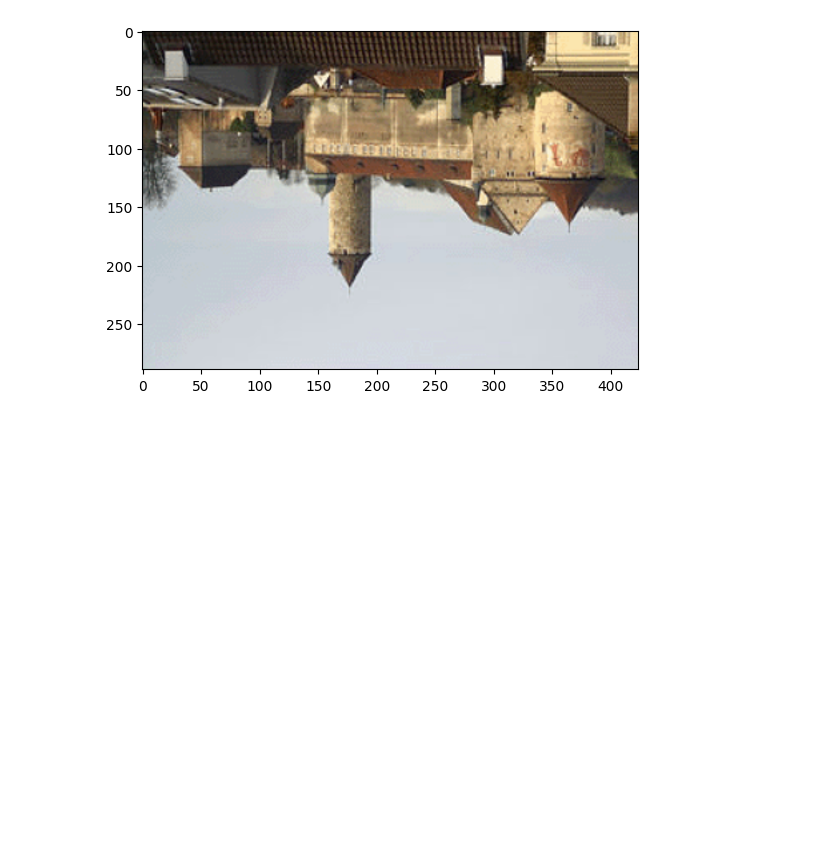
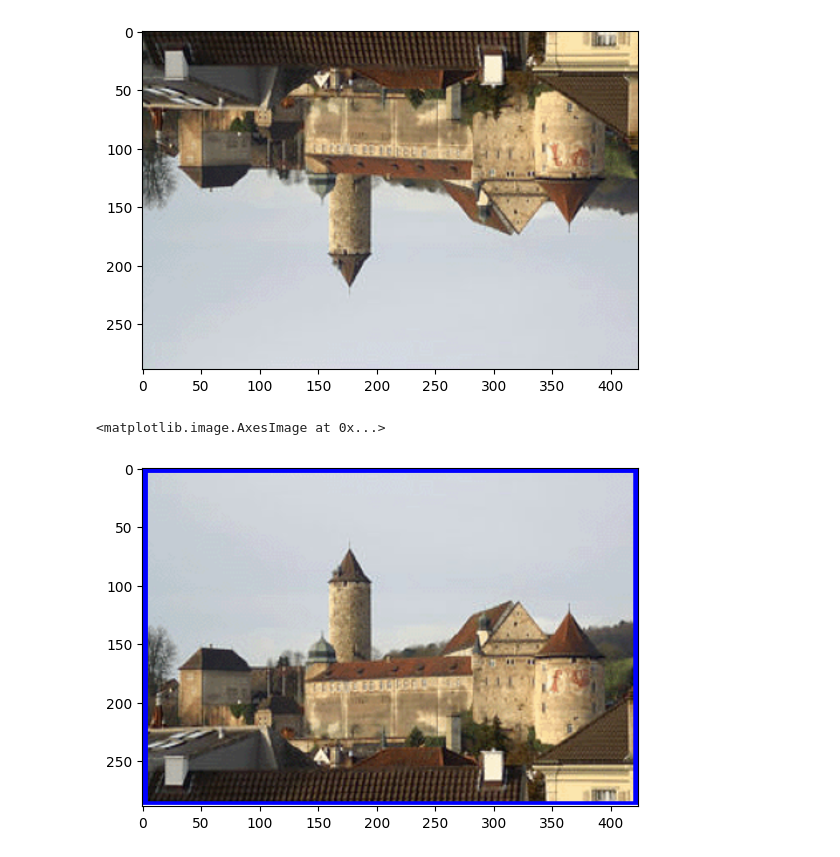
Before and after one commit to JacobAmaury/traitement_image, a Jupyter notebook: TP/TP1/main/TP1.ipynb, the cells around one changed output. Saved outputs shown, nothing was run; the diff lists cells and outputs as text; code cells hidden in the pictures; blank space fills up the shorter version.

```diff
--- a/TP/TP1/main/TP1.ipynb
+++ b/TP/TP1/main/TP1.ipynb
@@ -220,3 +219,22 @@ plt.imshow(image_filp)
 # %% [output]
 <matplotlib.image.AxesImage at 0x...>
 [figure]
+# %%
+def make_border(image, border):
+    image_border = Image.new(mode="RGBA", size=image.size)
+
+    for i in range(image.size[0]):
+        for j in range(image.size[1]):
+            R,G,B,A = image.getpixel((i,j))
+            if(i<border or (j<border) or (j>(image.size[1]-border)) or i > image.size[0]-border):
+                image_border.putpixel((i,j), (0,0,255,A))
+            else:
+                image_border.putpixel((i,j),(R,G,B,A))
+    return image_border
+
+image_border = make_border(image, 5)
+
+plt.imshow(image_border)
+# %% [output]
+<matplotlib.image.AxesImage at 0x...>
+[figure, added]
```
Also changed, not shown: parts of 3 cells of this notebook.
